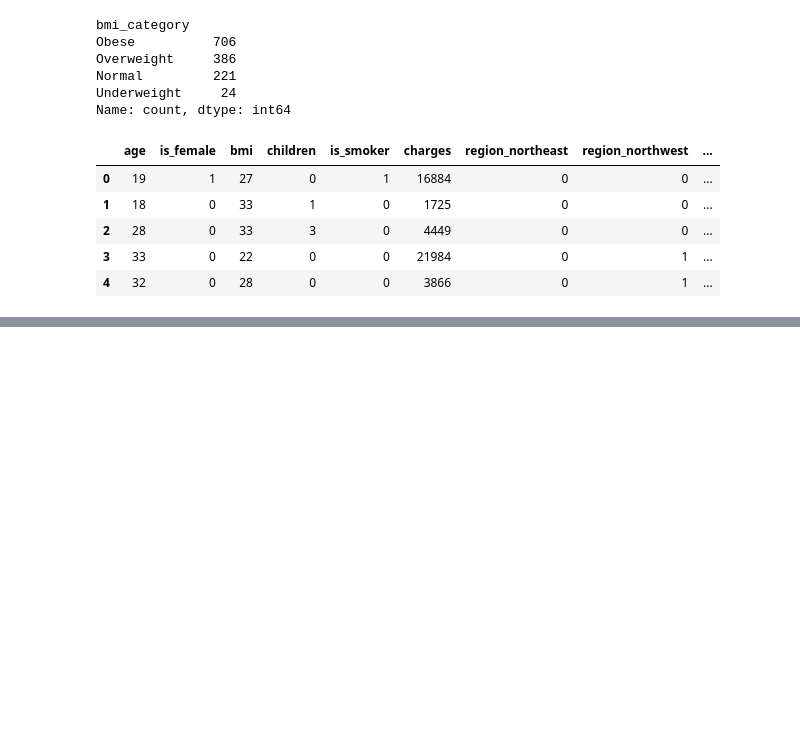
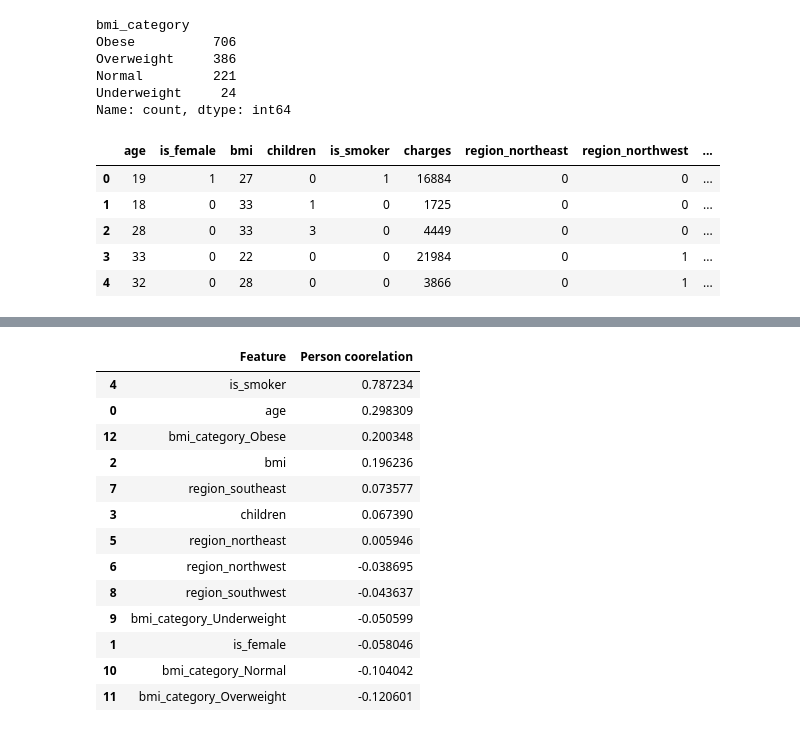
Before and after one commit to mayankmokta2003/ml_basics_1, a Jupyter notebook: insurance.ipynb, the cells around one changed output, grey strips where cells are left out. Cells and saved outputs as stored; diff of their text form; code cells hidden in the pictures; blank space fills up the shorter version.

```diff
--- a/insurance.ipynb
+++ b/insurance.ipynb
@@ -317,0 +344,40 @@ df_cleaned.head()
+# %%
+# now very imp and difficult step no we will find correlation of every col with charges i.e output
+# and we can remove those cols which have very weak correation means very near to 0
+
+from scipy.stats import pearsonr
+
+# pearsonr correaltion calculation
+
+# list of features to check on
+selected_features = ["age",	"is_female", "bmi", "children", "is_smoker",	"region_northeast",
+                    "region_northwest",	"region_southeast",	"region_southwest",	"bmi_category_Underweight",
+                    "bmi_category_Normal", "bmi_category_Overweight", "bmi_category_Obese"
+                    ]
+
+# tell chatgpt to do so
+
+correlations = {
+    feature: pearsonr(df_cleaned[feature], df_cleaned["charges"])[0]
+    for feature in selected_features
+}
+
+
+# now convert this coorelations which is dict to list
+correlation_df = pd.DataFrame(list(correlations.items()), columns=["Feature","Person coorelation"])
+correlation_df.sort_values(by="Person coorelation",ascending=False)
+# %% [output]
+|  | Feature | Person coorelation |
+| 4 | is_smoker | 0.787234 |
+| 0 | age | 0.298309 |
+| 12 | bmi_category_Obese | 0.200348 |
+| 2 | bmi | 0.196236 |
+| 7 | region_southeast | 0.073577 |
+| 3 | children | 0.067390 |
+| 5 | region_northeast | 0.005946 |
+| 6 | region_northwest | -0.038695 |
+| 8 | region_southwest | -0.043637 |
+| 9 | bmi_category_Underweight | -0.050599 |
+| 1 | is_female | -0.058046 |
+| 10 | bmi_category_Normal | -0.104042 |
+| 11 | bmi_category_Overweight | -0.120601 |
```
Also changed, not shown: parts of 17 cells of this notebook.
